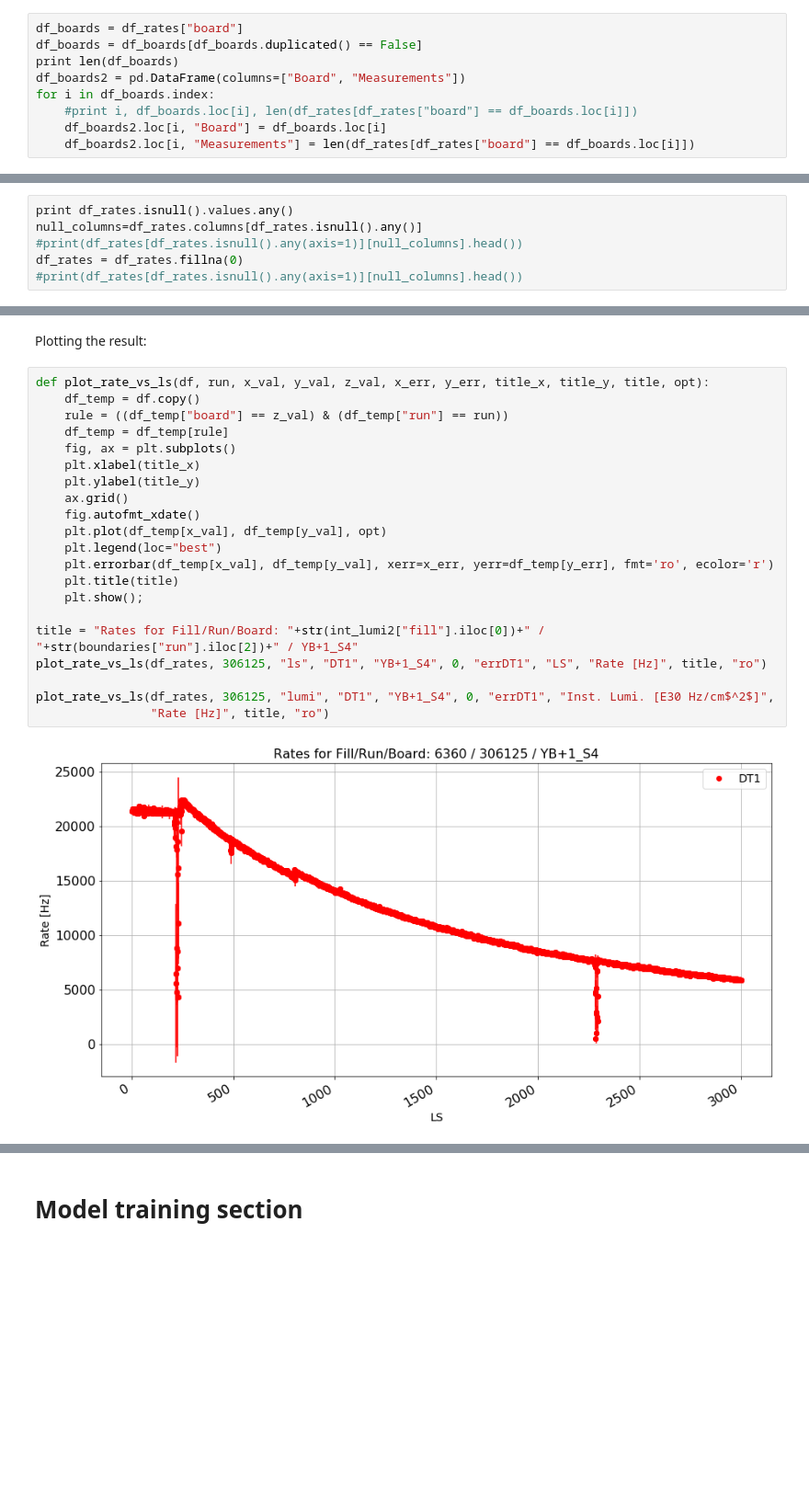
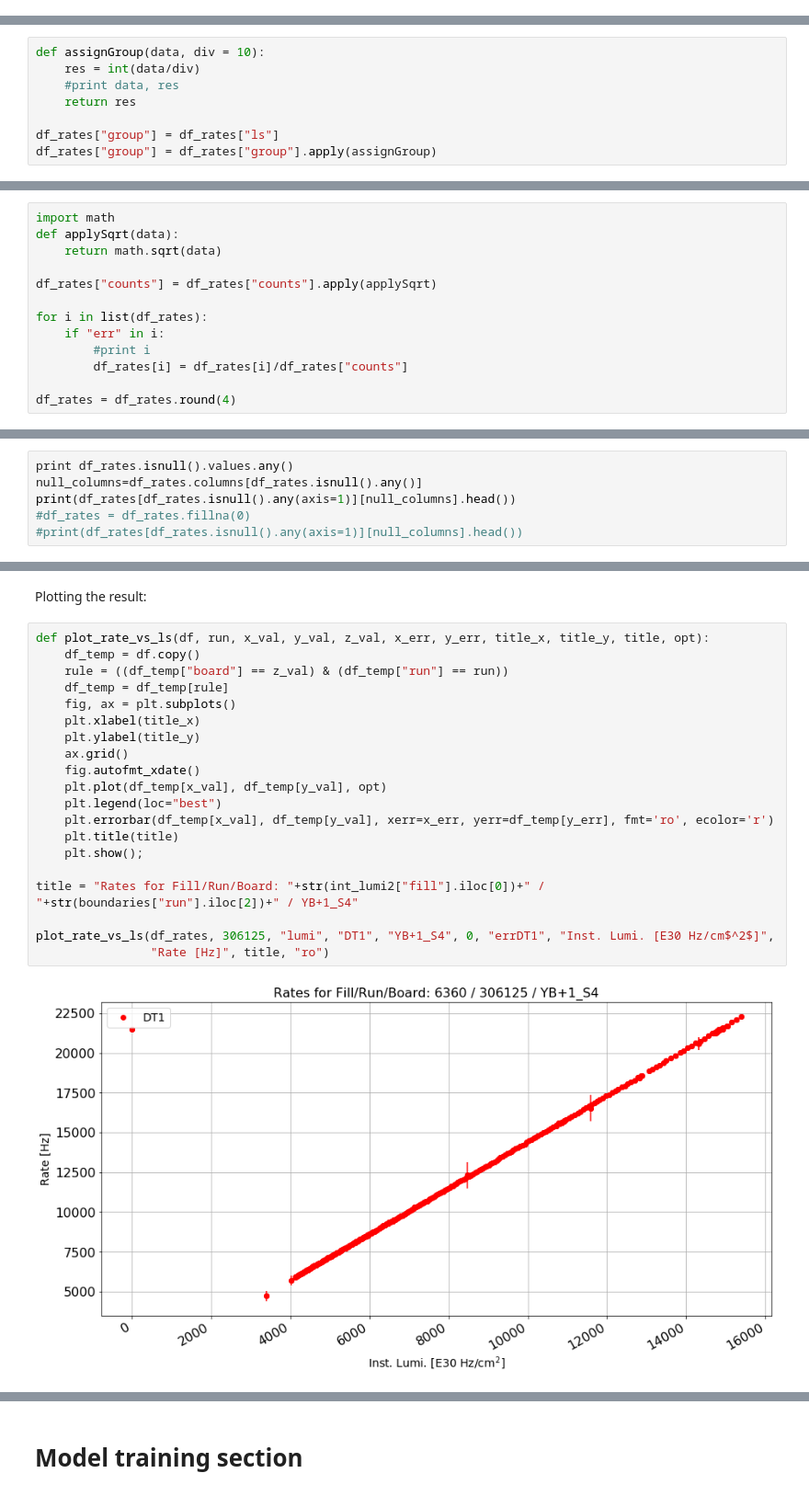
Before and after one commit to merveince92/RPCTriggerRateMonitoringWithML, a Jupyter notebook: inst_lumi_extractor.ipynb, the cells around one changed output, grey strips where cells are left out. Shown at 92% size. Cells and saved outputs as stored; diff of their text form; blank space fills up the shorter version.

```diff
--- a/inst_lumi_extractor.ipynb
+++ b/inst_lumi_extractor.ipynb
@@ -394,12 +407,3 @@ df_rates = df_rates[df_rates.ls > 0]
 df_rates.to_csv("df_rates.csv", sep='\t')
 # %% [markdown]
 Averaging the rates associated to the same LS:
-# %%
-df_boards = df_rates["board"]
-df_boards = df_boards[df_boards.duplicated() == False]
-print len(df_boards)
-df_boards2 = pd.DataFrame(columns=["Board", "Measurements"])
-for i in df_boards.index:
-    #print i, df_boards.loc[i], len(df_rates[df_rates["board"] == df_boards.loc[i]])
-    df_boards2.loc[i, "Board"] = df_boards.loc[i]
-    df_boards2.loc[i, "Measurements"] = len(df_rates[df_rates["board"] == df_boards.loc[i]])
@@ -411,2 +422,10 @@ for i in df_boards.index:
 # %%
 df_rates = df_rates_backup.copy()
+# %%
+def assignGroup(data, div = 10):
+    res = int(data/div)
+    #print data, res
+    return res
+
+df_rates["group"] = df_rates["ls"]
+df_rates["group"] = df_rates["group"].apply(assignGroup)
@@ -427,0 +463,13 @@ df_rates = df_rates.round(4) #TO-DO: Divide by sqrt{N}
+# %%
+import math
+def applySqrt(data):
+    return math.sqrt(data)
+
+df_rates["counts"] = df_rates["counts"].apply(applySqrt)
+
+for i in list(df_rates):
+    if "err" in i:
+        #print i
+        df_rates[i] = df_rates[i]/df_rates["counts"]
+
+df_rates = df_rates.round(4)
@@ -428,8 +478,8 @@ df_rates = df_rates.round(4) #TO-DO: Divide by sqrt{N}
 # %%
 print df_rates.isnull().values.any()
 null_columns=df_rates.columns[df_rates.isnull().any()]
+print(df_rates[df_rates.isnull().any(axis=1)][null_columns].head())
+#df_rates = df_rates.fillna(0)
 #print(df_rates[df_rates.isnull().any(axis=1)][null_columns].head())
-df_rates = df_rates.fillna(0)
-#print(df_rates[df_rates.isnull().any(axis=1)][null_columns].head())
 # %% [output]
 False
@@ -454,23 +507,22 @@ Plotting the result:
 # %%
 def plot_rate_vs_ls(df, run, x_val, y_val, z_val, x_err, y_err, title_x, title_y, title, opt):
     df_temp = df.copy()
     rule = ((df_temp["board"] == z_val) & (df_temp["run"] == run))
     df_temp = df_temp[rule]
     fig, ax = plt.subplots()
     plt.xlabel(title_x)
     plt.ylabel(title_y)
     ax.grid()
     fig.autofmt_xdate()
     plt.plot(df_temp[x_val], df_temp[y_val], opt)
     plt.legend(loc="best")
     plt.errorbar(df_temp[x_val], df_temp[y_val], xerr=x_err, yerr=df_temp[y_err], fmt='ro', ecolor='r')
     plt.title(title)
     plt.show();
 
 title = "Rates for Fill/Run/Board: "+str(int_lumi2["fill"].iloc[0])+" / "+str(boundaries["run"].iloc[2])+" / YB+1_S4"
-plot_rate_vs_ls(df_rates, 306125, "ls", "DT1", "YB+1_S4", 0, "errDT1", "LS", "Rate [Hz]", title, "ro")
 
 plot_rate_vs_ls(df_rates, 306125, "lumi", "DT1", "YB+1_S4", 0, "errDT1", "Inst. Lumi. [E30 Hz/cm$^2$]",
                 "Rate [Hz]", title, "ro")
 # %% [output]
-[figure, old version]
+[figure, new version]
```
Also changed, not shown: parts of 47 cells of this notebook.
